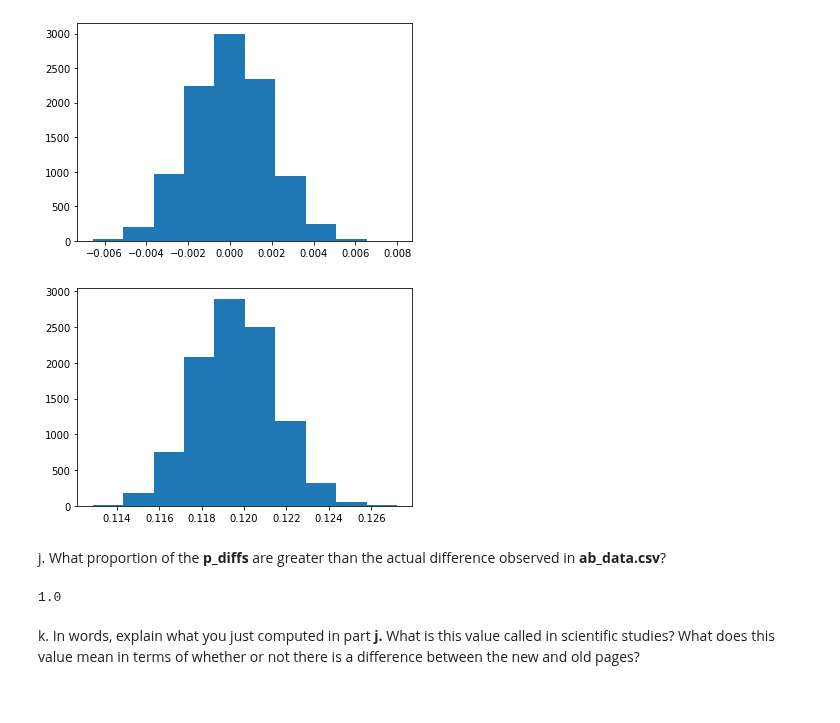
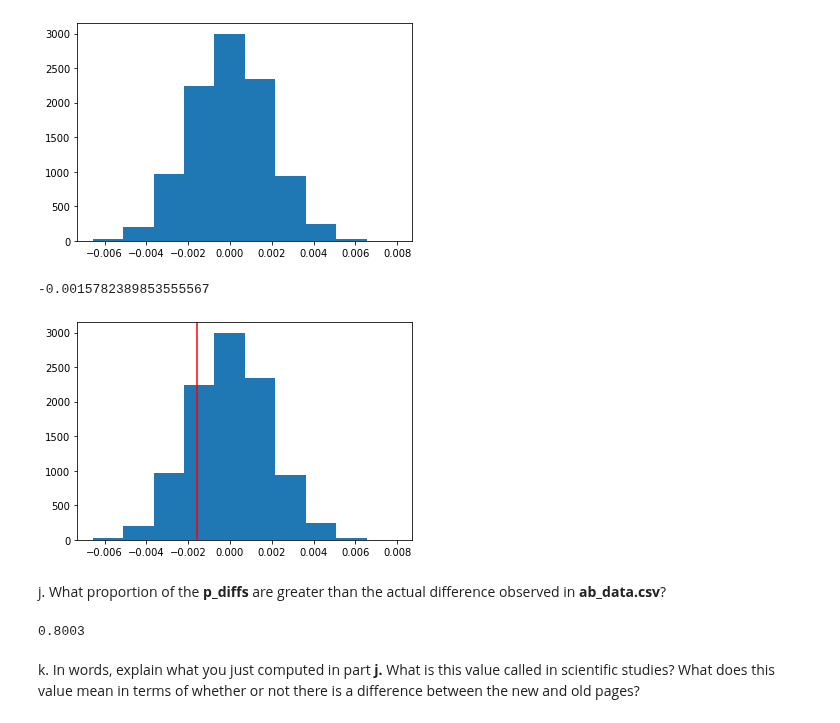
Before and after one commit to josyulajj/ab-test-analysis, a Jupyter notebook: Analyze_ab_test_results_notebook.ipynb, the cells around one changed output. Cells and saved outputs as stored; diff of their text form; code cells hidden in the pictures.

Commit message:
Updates to p value

```diff
--- a/Analyze_ab_test_results_notebook.ipynb
+++ b/Analyze_ab_test_results_notebook.ipynb
@@ -299,13 +297,20 @@ null_values = np.random.normal(0.1196, np.std(diffs), diffs.shape[0])
-# %%
-plt.hist(null_values);
-# %% [output]
-[figure, removed]
+# %%
+actual_diff = df2.query('group == "treatment"')['converted'].mean() - df2.query('group == "control"')['converted'].mean()
+actual_diff
+# %% [output]
+-0.0015782389853555567
+# %%
+plt.hist(diffs)
+plt.axvline(actual_diff, color='r');
+# %% [output]
+[figure, added]
 # %% [markdown]
 j. What proportion of the **p_diffs** are greater than the actual difference observed in **ab_data.csv**?
-# %%
-(null_values > baseline_converted).mean()
-# %% [output]
-1.0
+# %%
+p_val = (diffs > actual_diff).mean()
+p_val
+# %% [output]
+0.8003
 # %% [markdown]
 k. In words, explain what you just computed in part **j.**  What is this value called in scientific studies?  What does this value mean in terms of whether or not there is a difference between the new and old pages?
 # %% [markdown]
```
Also changed, not shown: parts of 1 cell of this notebook.
